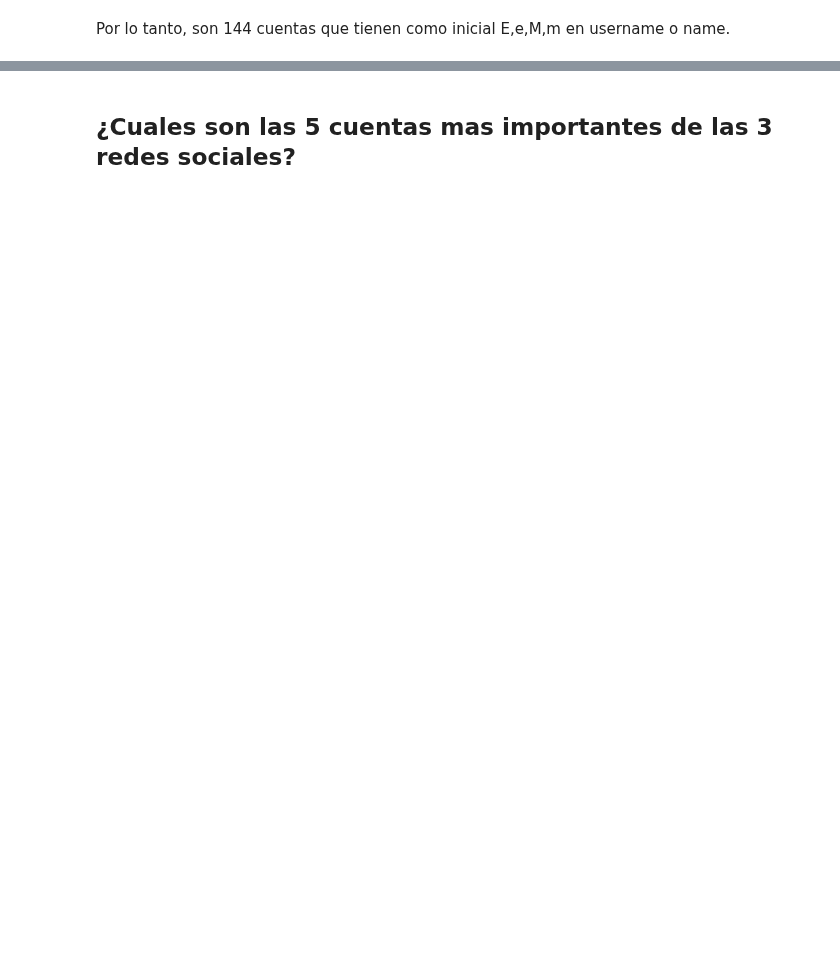
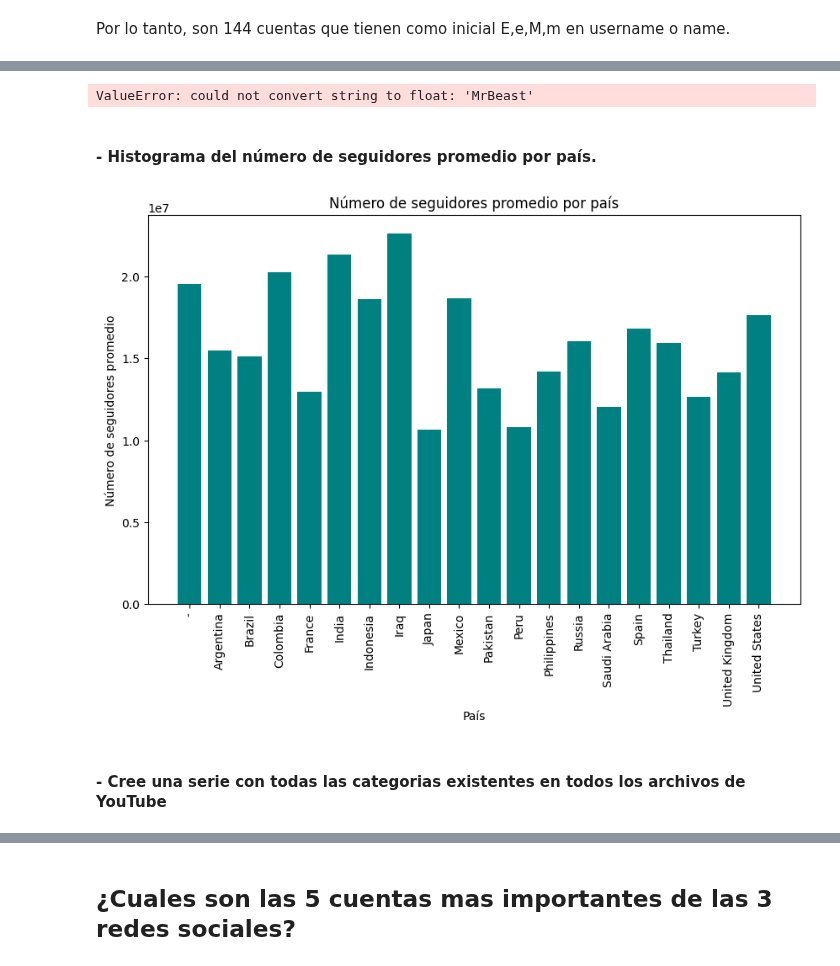
Before and after one commit to MonicaGonzalez30/CienciaDatosLasChicasSuperpoderosas, a Jupyter notebook: Proyectos/Unidad2/Redes_Sociales.ipynb, the cells around one changed output, grey strips where cells are left out. Cells and saved outputs as stored; diff of their text form; code cells hidden in the pictures; blank space fills up the shorter version.

```diff
--- a/Proyectos/Unidad2/Redes_Sociales.ipynb
+++ b/Proyectos/Unidad2/Redes_Sociales.ipynb
@@ -755,0 +758,37 @@ Por lo tanto, son 144 cuentas que tienen como inicial E,e,M,m en username o name
+# %%
+# Calcular la matriz de correlación
+correlacion = df_Youtube.corr()
+
+# Crear el mapa de correlación
+plt.figure(figsize=(10, 8))
+sns.heatmap(correlacion, annot=True, cmap='coolwarm', linewidths=0.5)
+
+# Ajustar los márgenes para que el mapa de correlación se muestre completo
+plt.tight_layout()
+
+# Mostrar el mapa de correlación
+plt.show()
+# %% [output]
+ValueError: could not convert string to float: 'MrBeast'
+# %% [markdown]
+#### - Histograma del número de seguidores promedio por país.
+# %%
+import matplotlib.pyplot as plt
+
+# Obtener los países únicos
+paises = df_Youtube['Country'].unique()
+
+# Calcular el número de seguidores promedio por país
+promedio_seguidores = df_Youtube.groupby('Country')['Subscribers'].mean()
+
+plt.figure(figsize=(10, 6))
+plt.bar(promedio_seguidores.index, promedio_seguidores.values, color='teal')
+plt.xticks(rotation=90)
+plt.xlabel('País')
+plt.ylabel('Número de seguidores promedio')
+plt.title('Número de seguidores promedio por país')
+plt.show()
+# %% [output]
+[figure, added]
+# %% [markdown]
+#### - Cree una serie con todas las categorias existentes en todos los archivos de YouTube
```
Also changed, not shown: parts of 16 cells of this notebook.
